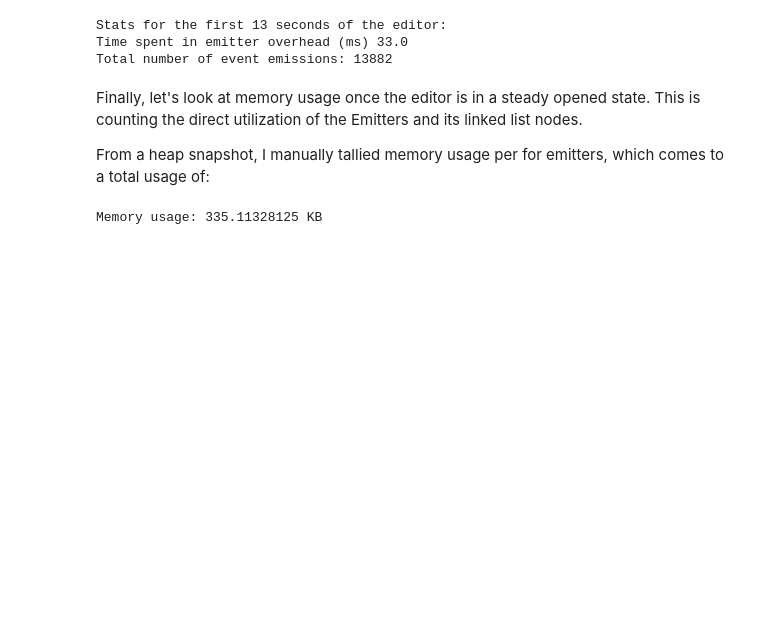
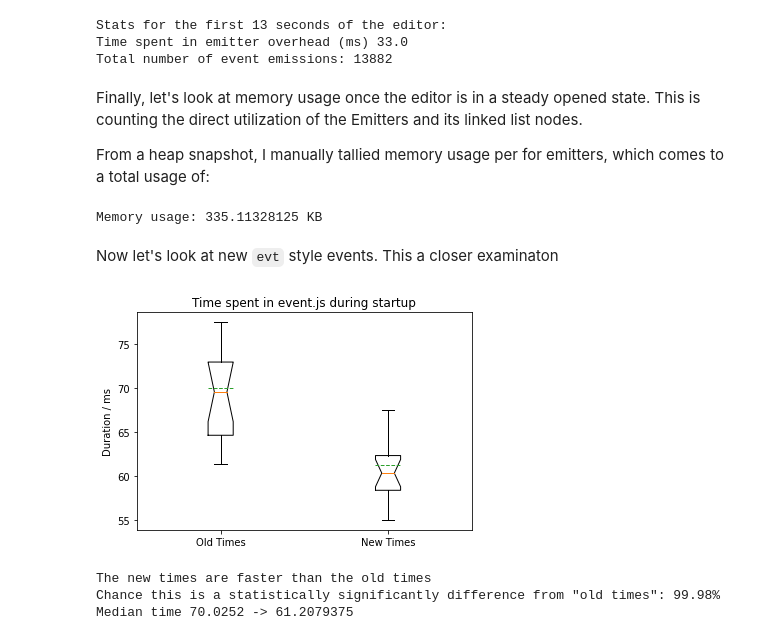
Before and after one commit to connor4312/evt, a Jupyter notebook: event-analysis/nb.ipynb, the cells around one changed output. Drawn from its saved outputs; the diff is of its cells as text; code cells hidden in the pictures; blank space fills up the shorter version.

Commit message:
add wrapup analysis

```diff
--- a/event-analysis/nb.ipynb
+++ b/event-analysis/nb.ipynb
@@ -51,3 +51,36 @@ for n in data['numListeners']:
 print("Memory usage:", memory / 1024, "KB")
 # %% [output]
 Memory usage: 335.11328125 KB
+# %% [markdown]
+Now let's look at new `evt` style events. This a closer examinaton
+# %%
+import json
+import matplotlib.pyplot as plt
+from scipy.stats import ttest_ind
+from scipy.stats.mstats import winsorize
+
+with open('./old.json') as f:
+  old_times = json.load(f)
+
+with open('./new.json') as f:
+  new_times = json.load(f)
+
+data = [old_times, new_times]
+fig, ax = plt.subplots(facecolor='w')
+ax.boxplot(data, showfliers=False, showmeans=True, meanline=True, labels=['Old Times', 'New Times'], notch=True)
+ax.set_ylabel('Duration / ms')
+ax.set_title('Time spent in event.js during startup')
+plt.savefig('event_analysis.png') # save the plot image to a file
+plt.show()
+
+t_stat, p_val = ttest_ind(old_times, new_times)
+diff_perc = round((1 - p_val) * 100, 2)
+if t_stat > 0:
+  print("The new times are faster than the old times")
+print(f'Chance this is a statistically significantly different from "old times": {diff_perc}%')
+print(f'Median time {np.mean(old_times)} -> {np.mean(new_times)}')
+# %% [output]
+[figure, added]
+The new times are faster than the old times
+Chance this is a statistically significantly difference from "old times": 99.98%
+Median time 70.0252 -> 61.2079375
```
Also changed, not shown: 6 other files.
